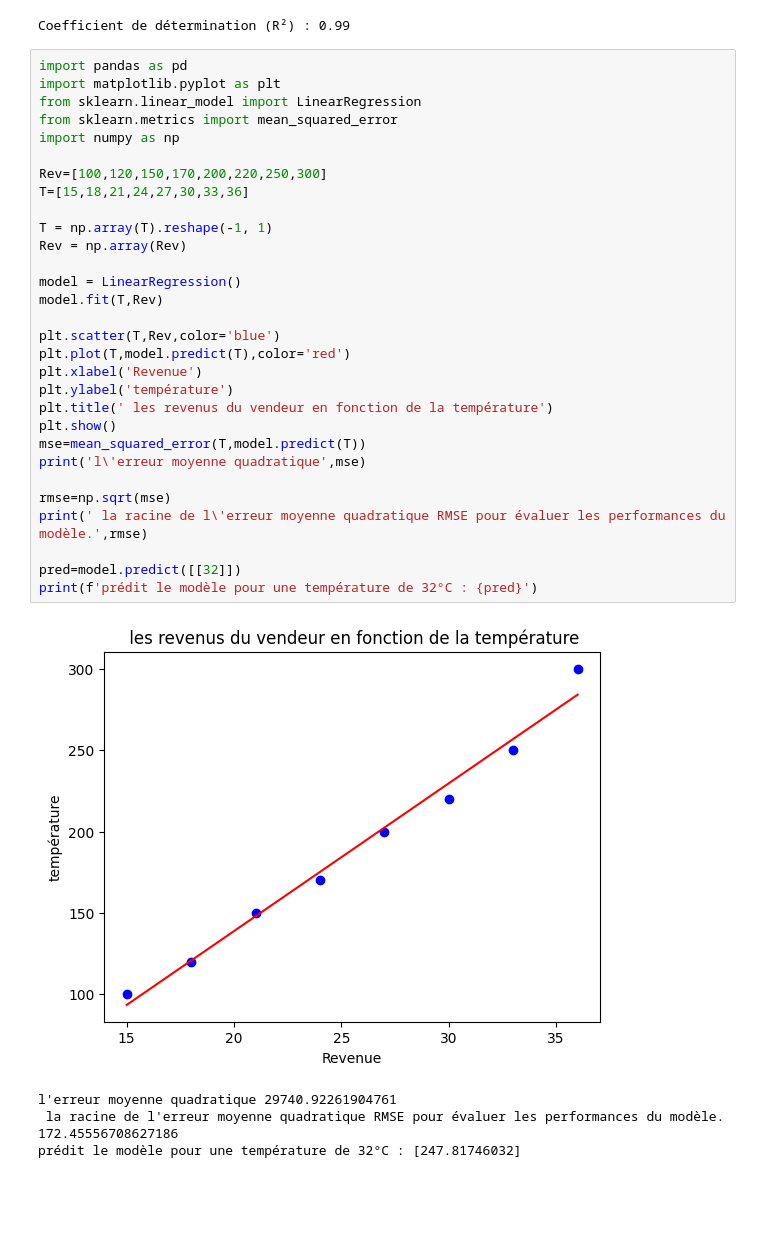
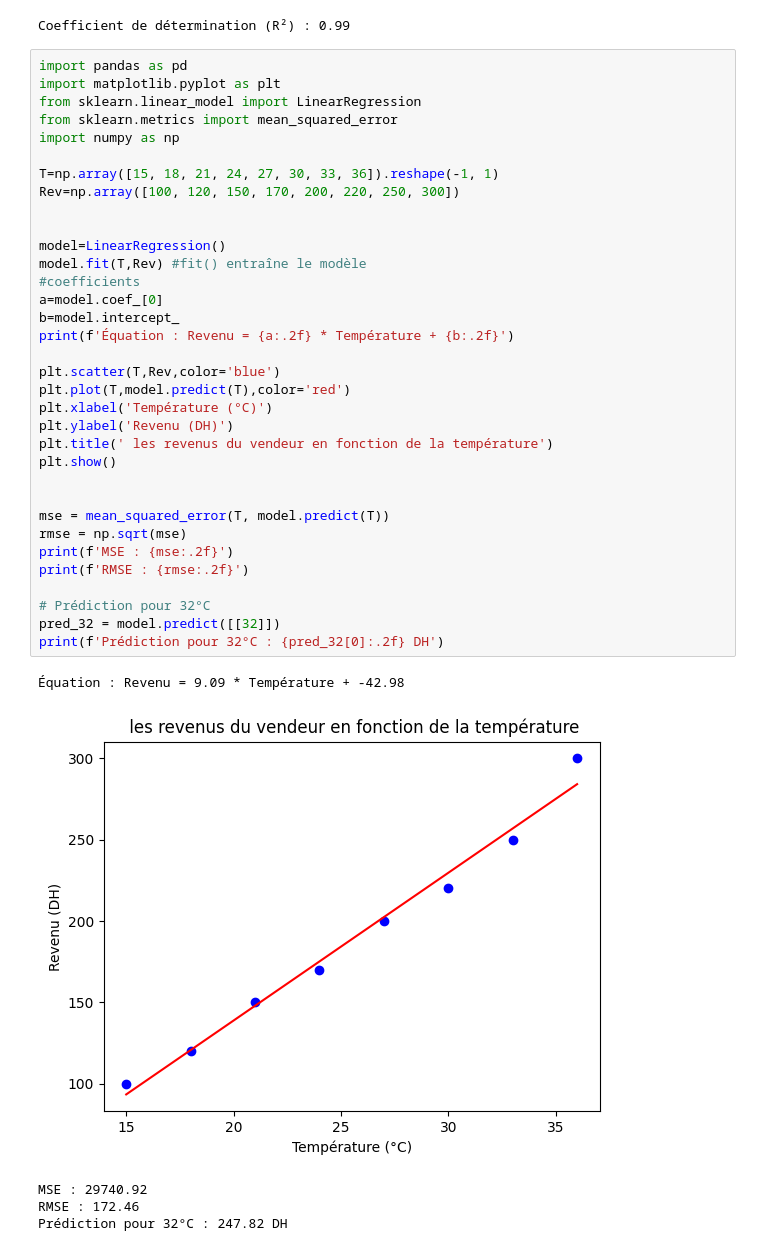
Before and after one commit to souhaylelhammadi/analytique-des-donn-es-et-informatique-d-cisionnelle, a Jupyter notebook: Untitled1.ipynb, the cells around one changed output. Saved outputs shown, nothing was run; the diff lists cells and outputs as text; blank space fills up the shorter version.

```diff
--- a/Untitled1.ipynb
+++ b/Untitled1.ipynb
@@ -204,36 +204,41 @@ Coefficient de détermination (R²) : 0.99
 # %%
 import pandas as pd
 import matplotlib.pyplot as plt
 from sklearn.linear_model import LinearRegression
 from sklearn.metrics import mean_squared_error
 import numpy as np
 
-Rev=[100,120,150,170,200,220,250,300]
-T=[15,18,21,24,27,30,33,36]
+T=np.array([15, 18, 21, 24, 27, 30, 33, 36]).reshape(-1, 1)
+Rev=np.array([100, 120, 150, 170, 200, 220, 250, 300])
 
-T = np.array(T).reshape(-1, 1)
-Rev = np.array(Rev)
 
-model = LinearRegression()
-model.fit(T,Rev)
+model=LinearRegression()
+model.fit(T,Rev) #fit() entraîne le modèle
+#coefficients
+a=model.coef_[0]
+b=model.intercept_
+print(f'Équation : Revenu = {a:.2f} * Température + {b:.2f}')
 
 plt.scatter(T,Rev,color='blue')
 plt.plot(T,model.predict(T),color='red')
-plt.xlabel('Revenue')
-plt.ylabel('température')
+plt.xlabel('Température (°C)')
+plt.ylabel('Revenu (DH)')
 plt.title(' les revenus du vendeur en fonction de la température')
 plt.show()
-mse=mean_squared_error(T,model.predict(T))
-print('l\'erreur moyenne quadratique',mse)
 
-rmse=np.sqrt(mse)
-print(' la racine de l\'erreur moyenne quadratique RMSE pour évaluer les performances du modèle.',rmse)
 
-pred=model.predict([[32]])
-print(f'prédit le modèle pour une température de 32°C : {pred}')
+mse = mean_squared_error(T, model.predict(T))
+rmse = np.sqrt(mse)
+print(f'MSE : {mse:.2f}')
+print(f'RMSE : {rmse:.2f}')
+
+# Prédiction pour 32°C
+pred_32 = model.predict([[32]])
+print(f'Prédiction pour 32°C : {pred_32[0]:.2f} DH')
 # %% [output]
+Équation : Revenu = 9.09 * Température + -42.98
-[figure, old version]
+[figure, new version]
-l'erreur moyenne quadratique 29740.92261904761
- la racine de l'erreur moyenne quadratique RMSE pour évaluer les performances du modèle. 172.45556708627186
-prédit le modèle pour une température de 32°C : [247.81746032]
+MSE : 29740.92
+RMSE : 172.46
+Prédiction pour 32°C : 247.82 DH
 # %%
```
Also changed, not shown: parts of 2 cells of this notebook.
